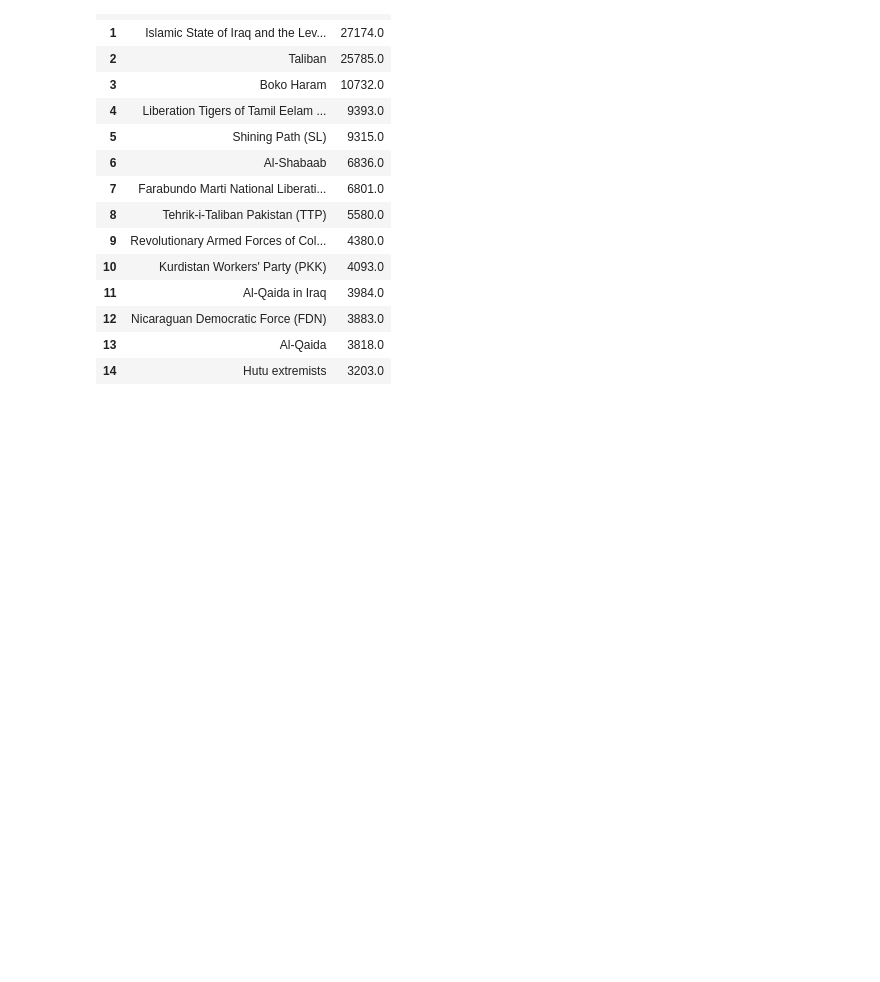
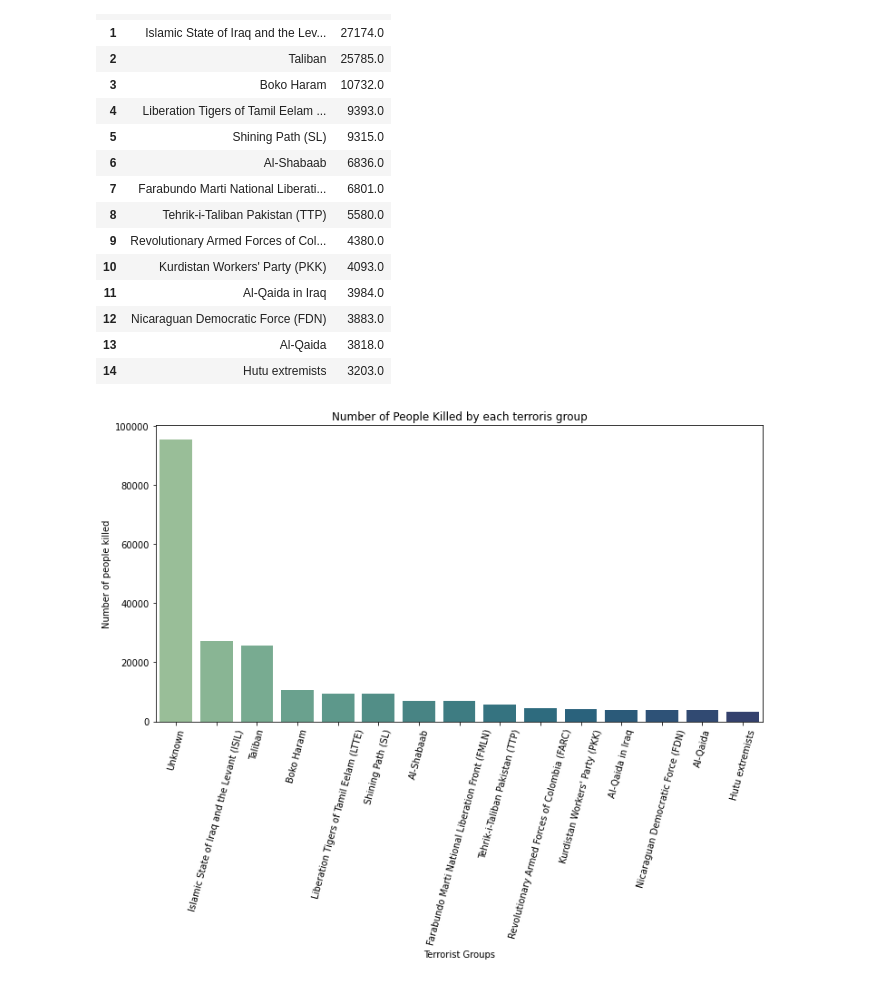
Before and after one commit to Shruti-254/Global-terrorism-analysis, a Jupyter notebook: Global_Terrorism_Analysis_Capstone_Project.ipynb, the cells around one changed output. Drawn from its saved outputs; the diff is of its cells as text; code cells hidden in the pictures; blank space fills up the shorter version.

```diff
--- a/Global_Terrorism_Analysis_Capstone_Project.ipynb
+++ b/Global_Terrorism_Analysis_Capstone_Project.ipynb
@@ -307,3 +307,13 @@ group_killed.reset_index()
 | 12 | Nicaraguan Democratic Force (FDN) | 3883.0 |
 | 13 | Al-Qaida | 3818.0 |
 | 14 | Hutu extremists | 3203.0 |
+# %%
+plt.subplots(figsize=(12,6))
+sns.barplot(group_killed.index, group_killed.Killed.values,palette="crest")
+plt.title('Number of People Killed by each terroris group')
+plt.xlabel('Terrorist Groups')
+plt.ylabel('Number of people killed')
+plt.xticks(rotation= 75)
+plt.show()
+# %% [output]
+[figure, added]
```
Also changed, not shown: parts of 22 cells of this notebook.
